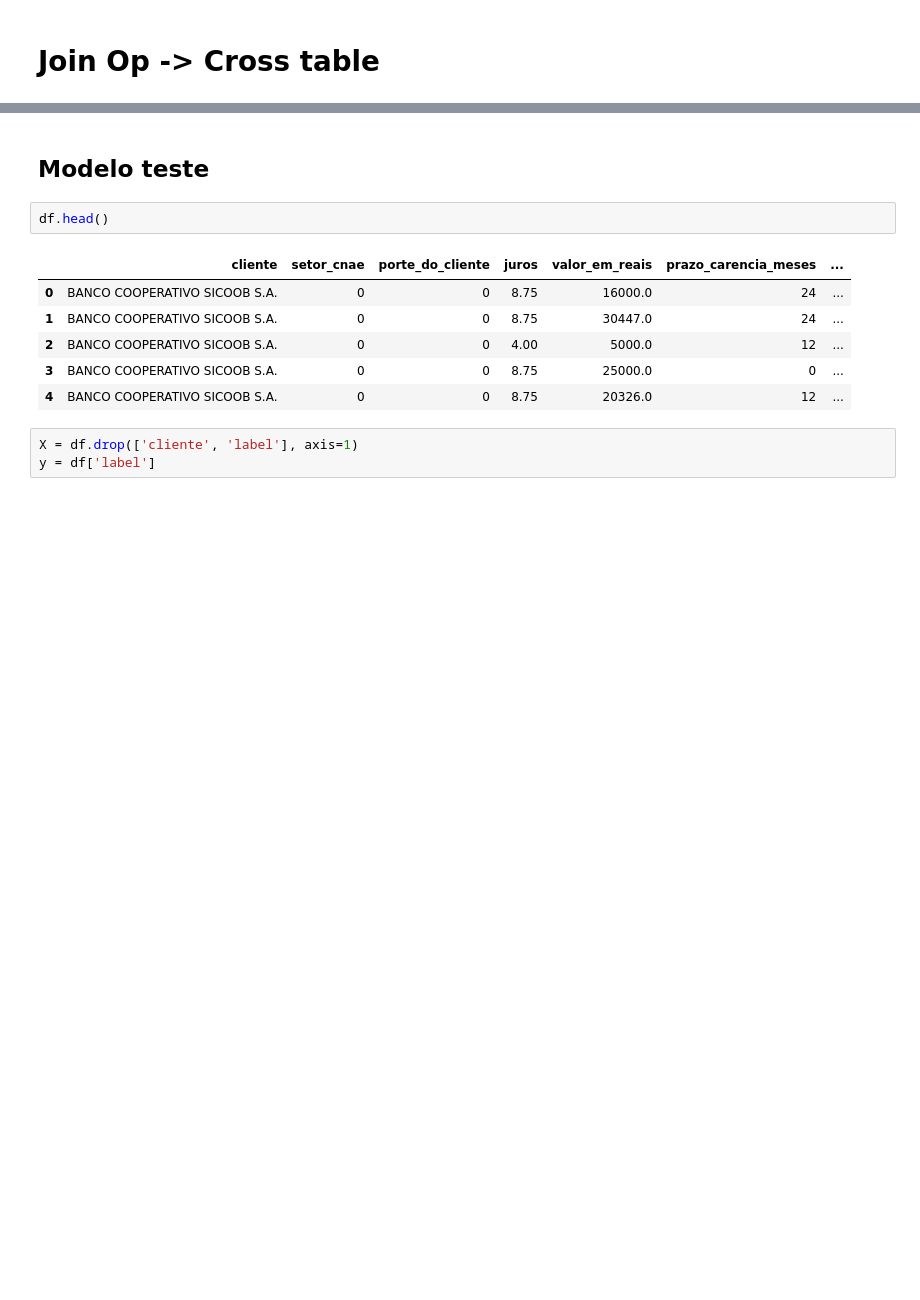
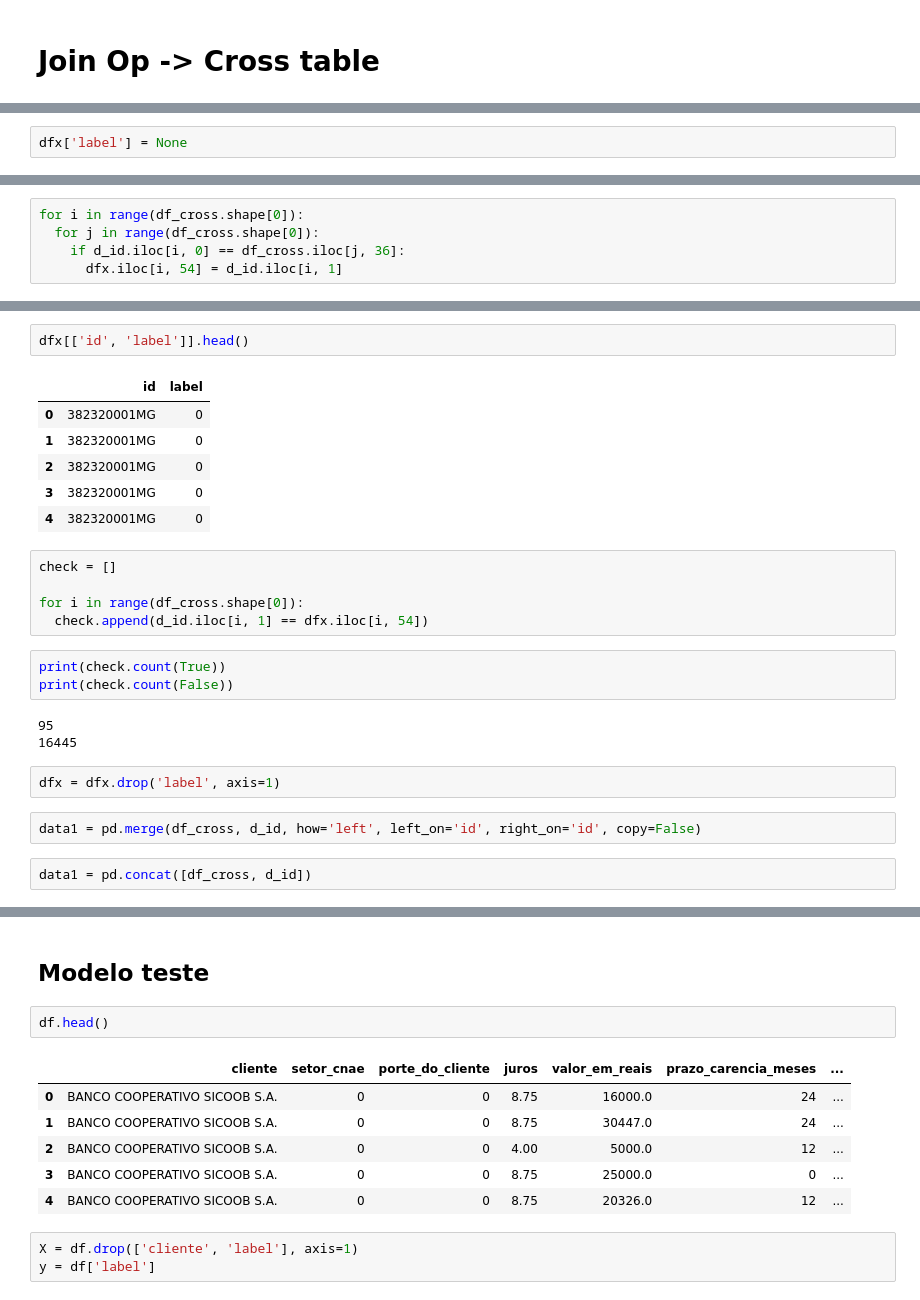
Before and after one commit to renejerez/Hackhaton-BNDES, a Jupyter notebook: BNDES_Cluster_operacoes.ipynb, the cells around one changed output, grey strips where cells are left out. Saved outputs shown, nothing was run; the diff lists cells and outputs as text; blank space fills up the shorter version.

```diff
--- a/BNDES_Cluster_operacoes.ipynb
+++ b/BNDES_Cluster_operacoes.ipynb
@@ -352,0 +384,2 @@ df_cross.head()
+# %%
+dfx['label'] = None
@@ -352,0 +416,5 @@ df_cross.head()
+# %%
+for i in range(df_cross.shape[0]):
+  for j in range(df_cross.shape[0]):
+    if d_id.iloc[i, 0] == df_cross.iloc[j, 36]:
+      dfx.iloc[i, 54] = d_id.iloc[i, 1]
@@ -352,0 +455,26 @@ df_cross.head()
+# %%
+dfx[['id', 'label']].head()
+# %% [output]
+|  | id | label |
+| 0 | 382320001MG | 0 |
+| 1 | 382320001MG | 0 |
+| 2 | 382320001MG | 0 |
+| 3 | 382320001MG | 0 |
+| 4 | 382320001MG | 0 |
+# %%
+check = []
+
+for i in range(df_cross.shape[0]):
+  check.append(d_id.iloc[i, 1] == dfx.iloc[i, 54])
+# %%
+print(check.count(True))
+print(check.count(False))
+# %% [output]
+95
+16445
+# %%
+dfx = dfx.drop('label', axis=1)
+# %%
+data1 = pd.merge(df_cross, d_id, how='left', left_on='id', right_on='id', copy=False)
+# %%
+data1 = pd.concat([df_cross, d_id])
```
Also changed, not shown: parts of 20 cells of this notebook.
